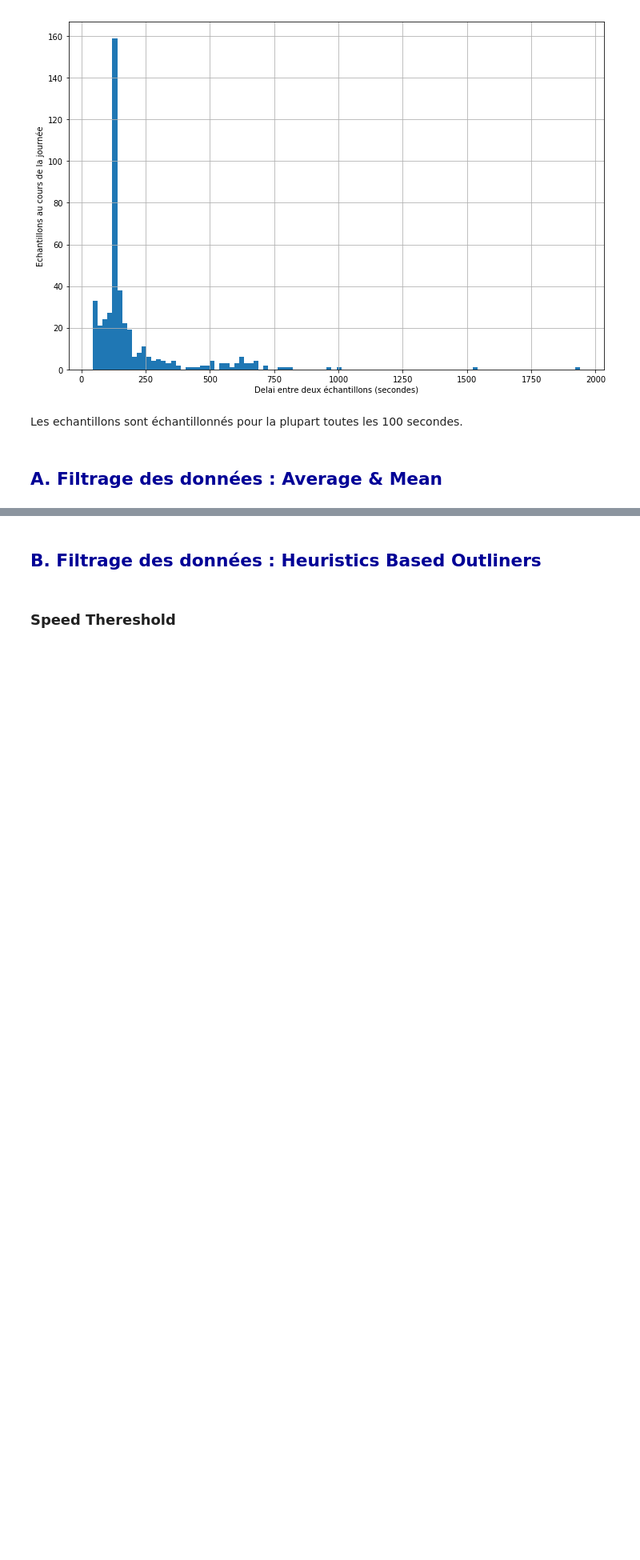
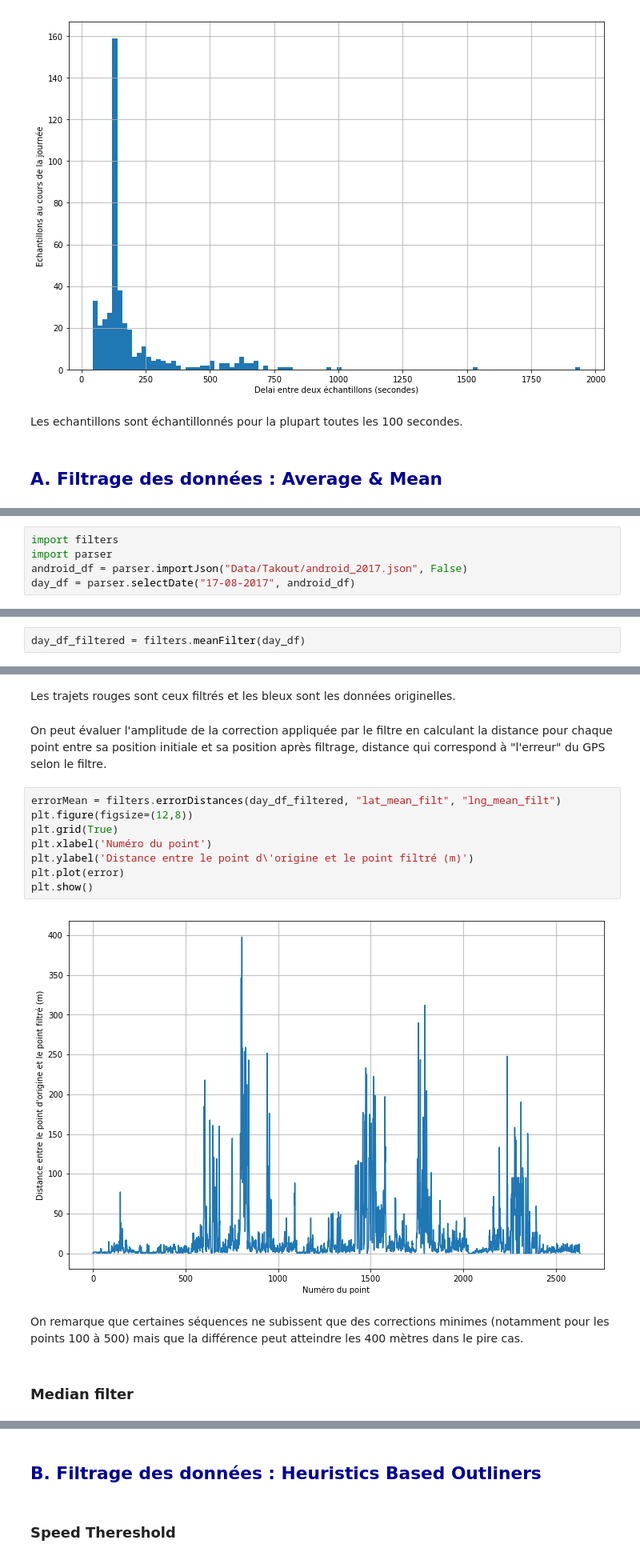
Before and after one commit to AmigoCap/GPSFlow, a Jupyter notebook: 3-Segmentation.ipynb, the cells around one changed output, grey strips where cells are left out. Shown at 80% size. Drawn from its saved outputs; the diff is of its cells as text; blank space fills up the shorter version.

```diff
--- a/3-Segmentation.ipynb
+++ b/3-Segmentation.ipynb
@@ -122,0 +125,5 @@ Les echantillons sont échantillonnés pour la plupart toutes les 100 secondes.
+# %%
+import filters
+import parser
+android_df = parser.importJson("Data/Takout/android_2017.json", False)
+day_df = parser.selectDate("17-08-2017", android_df)
@@ -122,0 +132,2 @@ Les echantillons sont échantillonnés pour la plupart toutes les 100 secondes.
+# %%
+day_df_filtered = filters.meanFilter(day_df)
@@ -122,0 +143,18 @@ Les echantillons sont échantillonnés pour la plupart toutes les 100 secondes.
+# %% [markdown]
+Les trajets rouges sont ceux filtrés et les bleux sont les données originelles.
+# %% [markdown]
+On peut évaluer l'amplitude de la correction appliquée par le filtre en calculant la distance pour chaque point entre sa position initiale et sa position après filtrage, distance qui correspond à "l'erreur" du GPS selon le filtre.
+# %%
+errorMean = filters.errorDistances(day_df_filtered, "lat_mean_filt", "lng_mean_filt")
+plt.figure(figsize=(12,8))
+plt.grid(True)
+plt.xlabel('Numéro du point')
+plt.ylabel('Distance entre le point d\'origine et le point filtré (m)')
+plt.plot(error)
+plt.show()
+# %% [output]
+[figure, added]
+# %% [markdown]
+On remarque que certaines séquences ne subissent que des corrections minimes (notamment pour les points 100 à 500) mais que la différence peut atteindre les 400 mètres dans le pire cas.
+# %% [markdown]
+### Median filter
```
Also changed, not shown: parts of 15 cells of this notebook, 5 other files.
